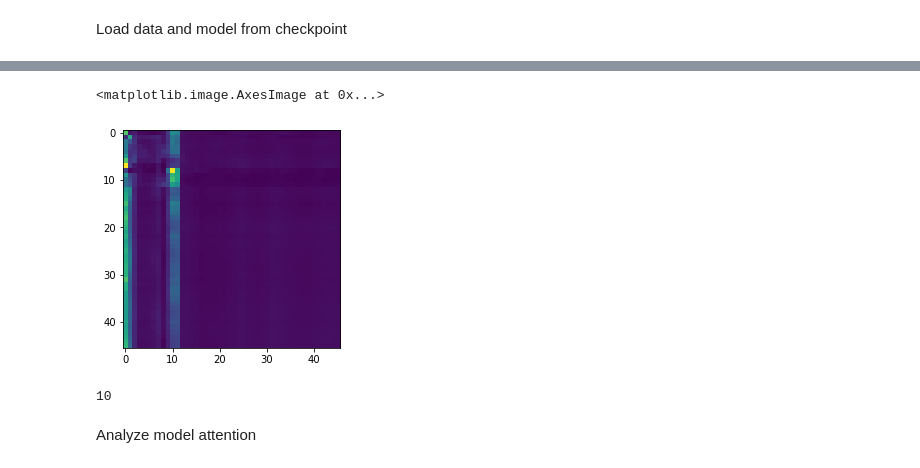
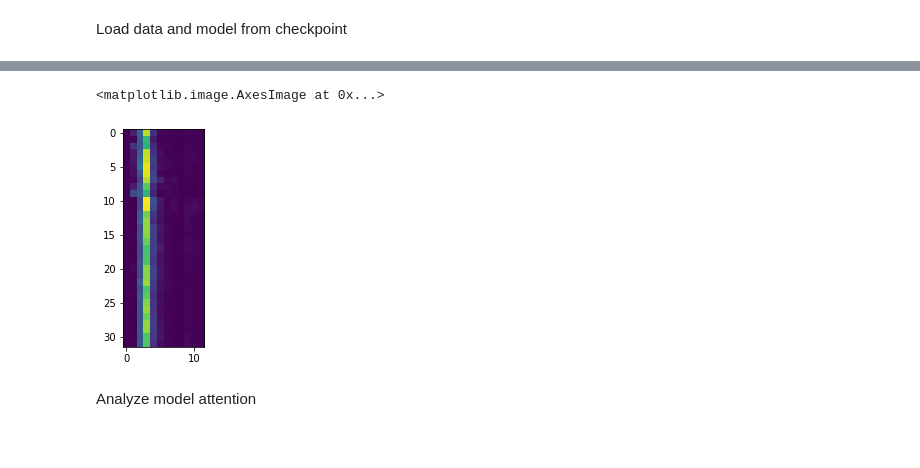
Before and after one commit to mhbakalar/phla-prediction, a Jupyter notebook: analysis/analysis.ipynb, the cells around one changed output, grey strips where cells are left out. Saved outputs shown, nothing was run; the diff lists cells and outputs as text; code cells hidden in the pictures.

```diff
--- a/analysis/analysis.ipynb
+++ b/analysis/analysis.ipynb
@@ -22,14 +23,14 @@ import numpy as np
 Load data and model from checkpoint
 # %%
 # Configure data and build data module
-hits_file = '../data/hits_16_9.txt'
-decoys_file = None
+hits_file = '../data/hits_16_10.txt'
+decoys_file = '../data/decoys_10.txt'
 aa_order_file = '../data/amino_acid_ordering.txt'
 allele_sequence_file = '../data/alleles_95_variable.txt'
 
 data = models.datasets.phla_data.PeptideHLADataModule(
             hits_file=hits_file,
-            decoys_file=decoys_file,
+            decoys_file=None,
             aa_order_file=aa_order_file,
             allele_sequence_file=allele_sequence_file,
             decoy_mul=1,
@@ -41,9 +42,10 @@ data = models.datasets.phla_data.PeptideHLADataModule(
 data.prepare_data()
 
 # Load the model and patch to recover attention outputs
-model = models.modules.split_transformer.PeptideHLATransformer.load_from_checkpoint(
-    glob.glob()"../logs/hits_95/lightning_logs/heads_25_layers_1/*.ckpt")[0]
-)
+ckpt_file = glob.glob("../logs/hits_95/lightning_logs/heads_25_layers_1/*.ckpt")[1]
+print(ckpt_file)
+
+model = models.modules.split_transformer.PeptideHLATransformer.load_from_checkpoint(ckpt_file)
 attn_outputs = {}
 for i, key in enumerate(model.transformers):
     item = model.transformers[key]
@@ -65,7 +107,8 @@ plt.imshow(attn_map.mean(axis=0)[3,:,:])
 # %%
-batch = 1
-attn_map = attn_outputs['phla_transformer_encoder'][2].outputs[batch]
-plt.imshow(attn_map.mean(axis=0)[0,:,:])
+batch = 5
+attn_map = attn_outputs['phla_transformer_encoder'][1].outputs[batch]
+attn_batch_mean = attn_map.mean(axis=0)
+plt.imshow(attn_batch_mean[14,:32,:12])
 # %% [output]
 <matplotlib.image.AxesImage at 0x...>
-[figure, old version]
+[figure, new version]
@@ -87,12 +115,3 @@ data.setup(stage="train")
-# %%
-def _generate_square_subsequent_mask(sz):
-    mask = (torch.triu(torch.ones(sz, sz)) == 1).transpose(0, 1)
-    mask = mask.float().masked_fill(mask == 0, float('-inf')).masked_fill(mask == 1, float(0.0))
-    return mask
-
-_generate_square_subsequent_mask(10).size(0)
-# %% [output]
-10
 # %% [markdown]
 Analyze model attention
 # %%
```
Also changed, not shown: parts of 11 cells of this notebook, 16 other files.
